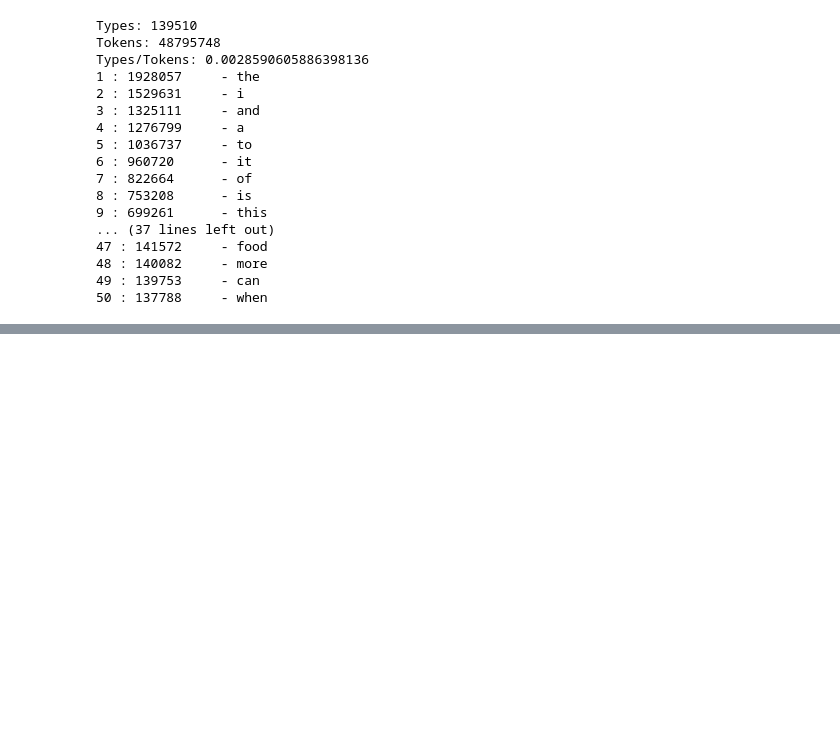
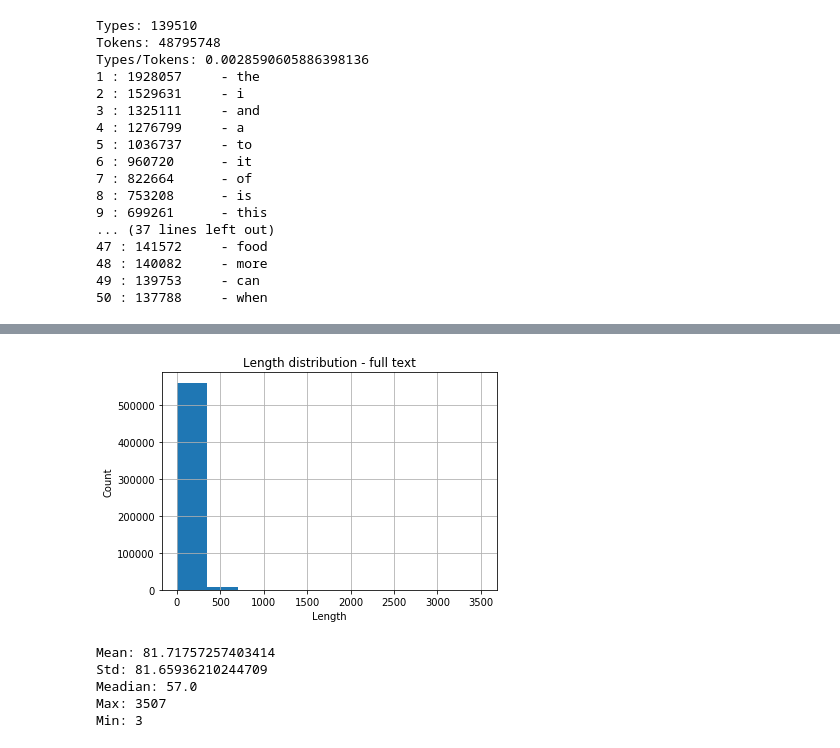
Before and after one commit to GianlucaVico/NLP-Project, a Jupyter notebook: project.ipynb, the cells around one changed output, grey strips where cells are left out. Cells and saved outputs as stored; diff of their text form; code cells hidden in the pictures; blank space fills up the shorter version.

```diff
--- a/project.ipynb
+++ b/project.ipynb
@@ -114,0 +176,19 @@ reviews = pd.DataFrame(data[["Summary", "Text", "Score"]])
+# %%
+def count_per_score(score, top = 20):
+    #Select score and do the same experiment of before
+    t = Tokenizer()
+    t.fit_on_texts(data[data["Score"] == score]["Text"])
+    t.fit_on_texts(data[data["Score"] == score]["Summary"])
+    topn = Counter(t.word_counts).most_common(top)
+    print("Most common words with score:", score)
+    for i,w in enumerate(topn):
+        print(i+1,":", w[1], "\t-", w[0])
+
+for i in range(1, 6):
+    count_per_score(i)
+
+#The really most common words are similar for every score.
+#"But" is common in all the group, although it could mean somothing negative
+#"Not" is common in all groups except for score=5, so it doesn't (directly) help to discriminate the score
+#"Good" is common for score=4 and "Great" for score=5. Both of them have a positive meaning and the
+    #score reflect they grade.
@@ -114,0 +213,22 @@ reviews = pd.DataFrame(data[["Summary", "Text", "Score"]])
+# %%
+len_text = [len(i) for i in t.texts_to_sequences_generator(data["Text"])]
+len_sum = [len(i) for i in t.texts_to_sequences_generator(data["Summary"])]
+# %%
+plt.hist(len_text)
+plt.title("Length distribution - full text")
+plt.ylabel("Count")
+plt.xlabel("Length")
+plt.grid(True)
+plt.show()
+print("Mean:", np.mean(len_text))
+print("Std:", np.std(len_text))
+print("Meadian:", np.median(len_text))
+print("Max:", max(len_text))
+print("Min:", min(len_text))
+# %% [output]
+[figure, added]
+Mean: 81.71757257403414
+Std: 81.65936210244709
+Meadian: 57.0
+Max: 3507
+Min: 3
```
Also changed, not shown: parts of 77 cells of this notebook.
